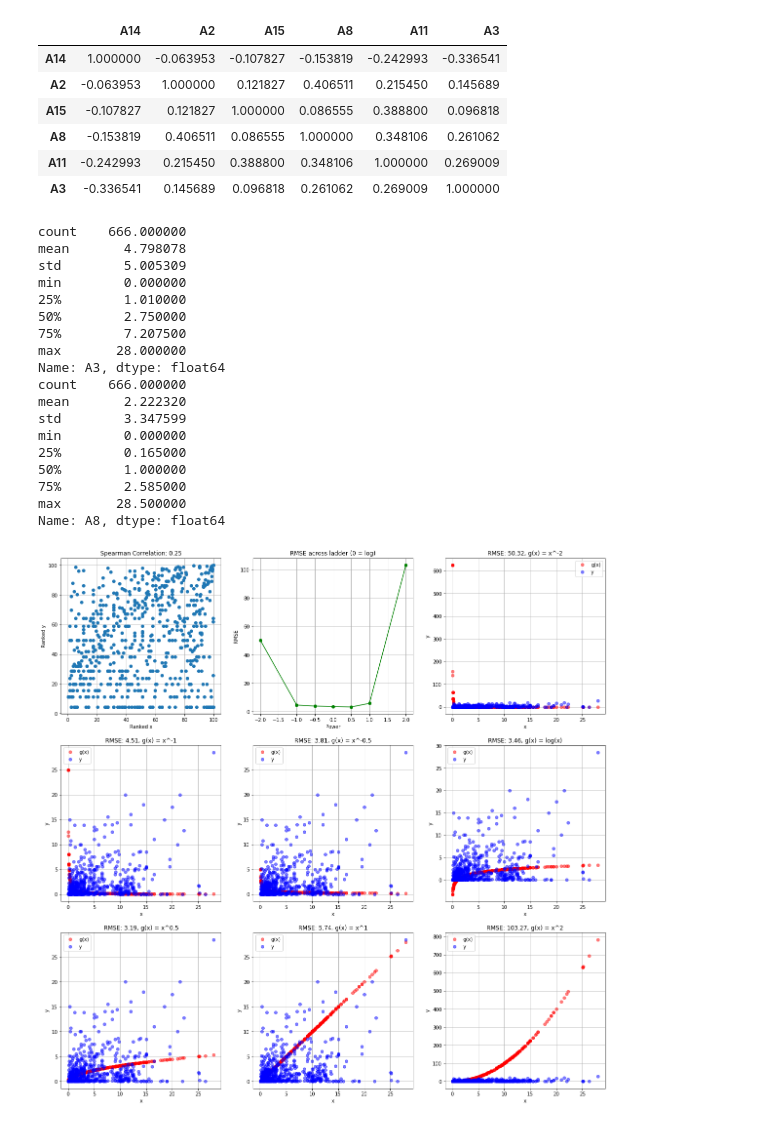
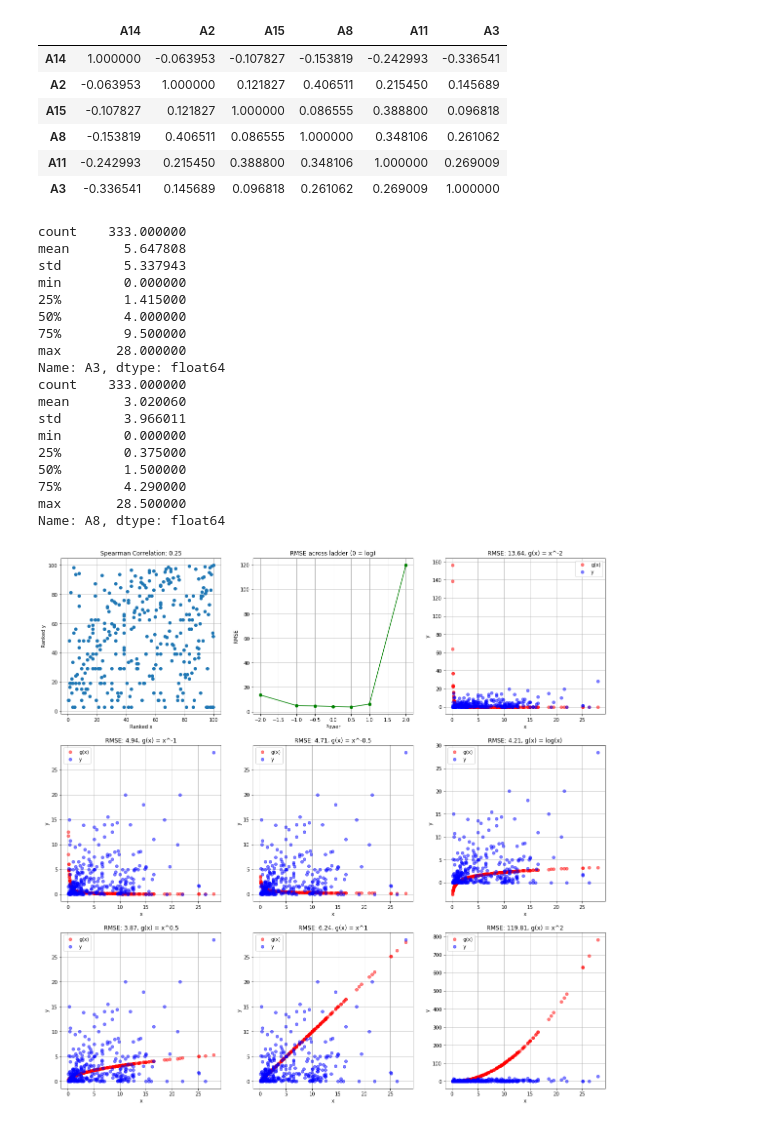
Before and after one commit to mfenig1013/daUtils, a Jupyter notebook: dautils examples.ipynb, the cells around one changed output. Cells and saved outputs as stored; diff of their text form; code cells hidden in the pictures.

```diff
--- a/dautils examples.ipynb
+++ b/dautils examples.ipynb
@@ -188,28 +188,28 @@ relMat(dfEDA, features=numericCols)
 | A3 | -0.336541 | 0.145689 | 0.096818 | 0.261062 | 0.269009 | 1.000000 |
 # %%
 # Tukey's ladder on two continuous columns
-print(dfDropped['A3'].describe())
-print(dfDropped['A8'].describe())
-y = dfDropped['A3'].values
-x = dfDropped['A8'].values
+print(dfEDA['A3'].describe())
+print(dfEDA['A8'].describe())
+y = dfEDA['A3'].values
+x = dfEDA['A8'].values
 tresults = tladder(y, x)
 # %% [output]
-count    666.000000
-mean       4.798078
-std        5.005309
+count    333.000000
+mean       5.647808
+std        5.337943
 min        0.000000
-25%        1.010000
-50%        2.750000
-75%        7.207500
+25%        1.415000
+50%        4.000000
+75%        9.500000
 max       28.000000
 Name: A3, dtype: float64
-count    666.000000
-mean       2.222320
-std        3.347599
+count    333.000000
+mean       3.020060
+std        3.966011
 min        0.000000
-25%        0.165000
-50%        1.000000
-75%        2.585000
+25%        0.375000
+50%        1.500000
+75%        4.290000
 max       28.500000
 Name: A8, dtype: float64
-[figure, old version]
+[figure, new version]
```
